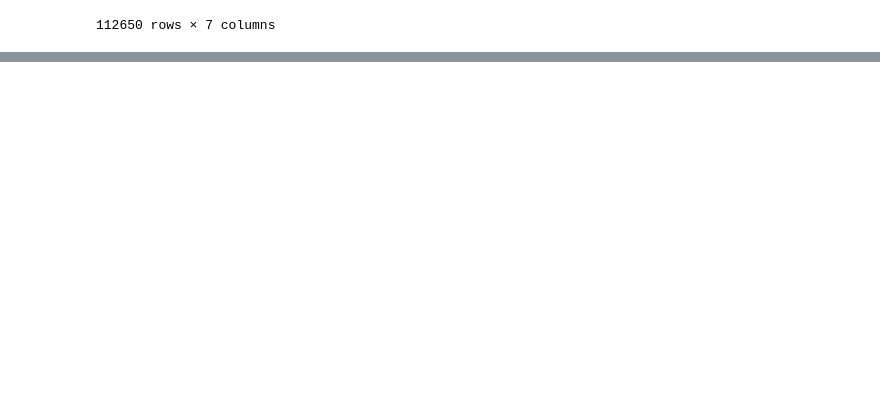
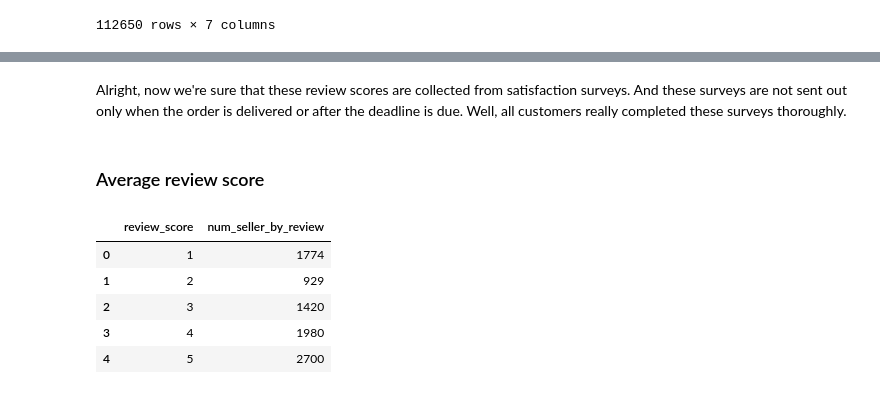
Before and after one commit to mittwoch09/Ecommerce-Sales-Analysis-with-PostgreSQL, a Jupyter notebook: average-review-score.ipynb, the cells around one changed output, grey strips where cells are left out. Saved outputs shown, nothing was run; the diff lists cells and outputs as text; code cells hidden in the pictures; blank space fills up the shorter version.

```diff
--- a/average-review-score.ipynb
+++ b/average-review-score.ipynb
@@ -56,0 +158,21 @@ select(query)
+# %% [markdown]
+Alright, now we're sure that these review scores are collected from satisfaction surveys. And these surveys are not sent out only when the order is delivered or after the deadline is due. Well, all customers really completed these surveys thoroughly.
+# %% [markdown]
+### Average review score
+# %%
+query = """
+        SELECT review_score
+            ,count(distinct seller_id) as num_seller_by_review
+        FROM reviews r
+        JOIN order_items oi on r.order_id = oi.order_id
+        GROUP BY 1
+        ORDER BY 1
+        """
+select(query)
+# %% [output]
+|  | review_score | num_seller_by_review |
+| 0 | 1 | 1774 |
+| 1 | 2 | 929 |
+| 2 | 3 | 1420 |
+| 3 | 4 | 1980 |
+| 4 | 5 | 2700 |
```
Also changed, not shown: parts of 12 cells of this notebook.
